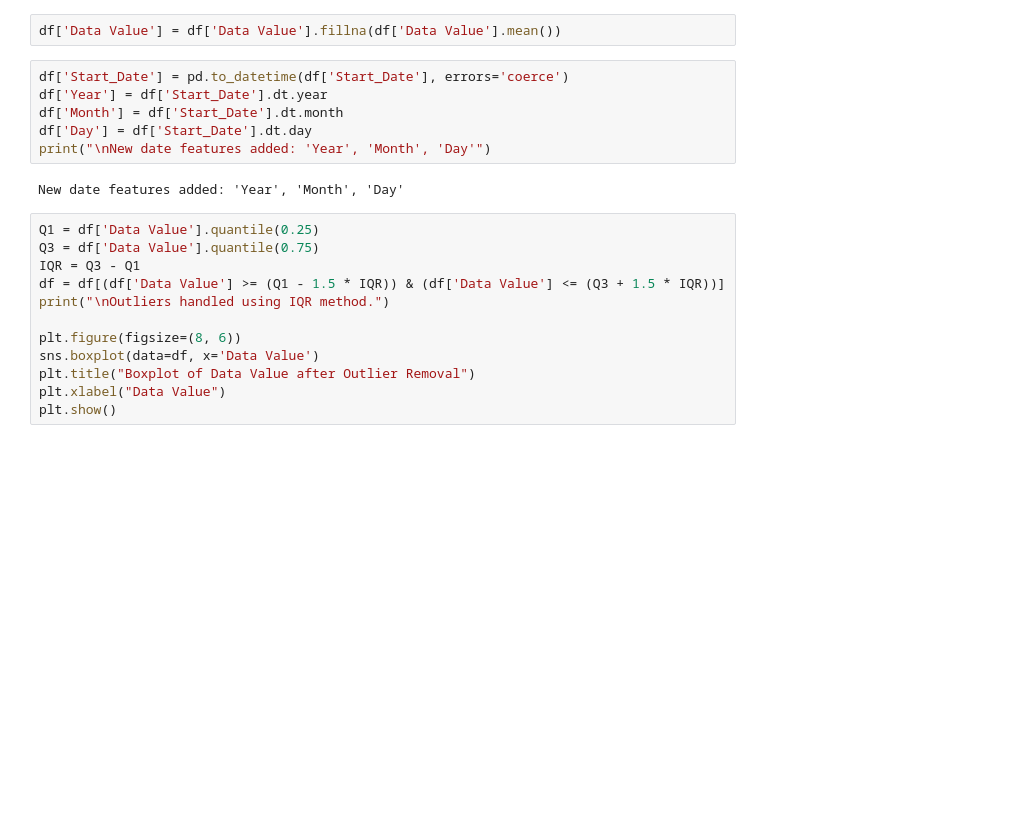
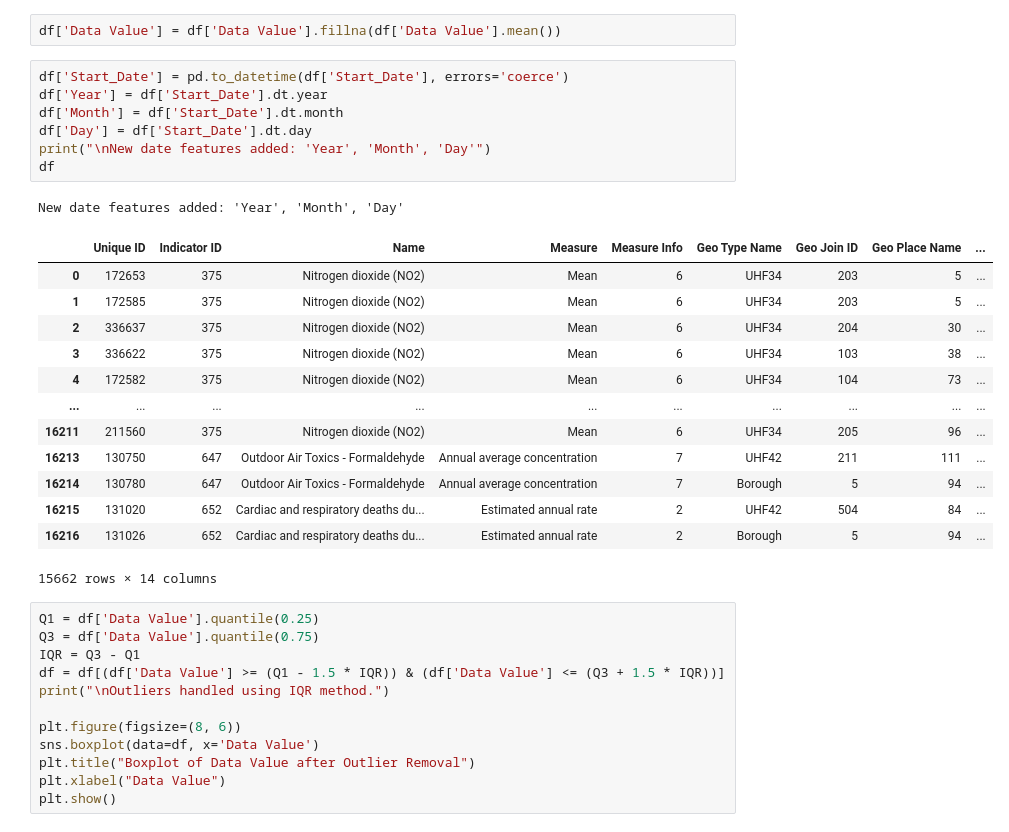
Before and after one commit to Pratik7883/FODS, a Jupyter notebook: Assignment5.ipynb, the cells around one changed output. Cells and saved outputs as stored; diff of their text form; blank space fills up the shorter version.

```diff
--- a/Assignment5.ipynb
+++ b/Assignment5.ipynb
@@ -49,11 +49,25 @@ df['Data Value'] = df['Data Value'].fillna(df['Data Value'].mean())
 # %%
 df['Start_Date'] = pd.to_datetime(df['Start_Date'], errors='coerce')
 df['Year'] = df['Start_Date'].dt.year
 df['Month'] = df['Start_Date'].dt.month
 df['Day'] = df['Start_Date'].dt.day
 print("\nNew date features added: 'Year', 'Month', 'Day'")
+df
 # %% [output]
 New date features added: 'Year', 'Month', 'Day'
+|  | Unique ID | Indicator ID | Name | Measure | Measure Info | Geo Type Name | Geo Join ID | Geo Place Name | ... |
+| 0 | 172653 | 375 | Nitrogen dioxide (NO2) | Mean | 6 | UHF34 | 203 | 5 | ... |
+| 1 | 172585 | 375 | Nitrogen dioxide (NO2) | Mean | 6 | UHF34 | 203 | 5 | ... |
+| 2 | 336637 | 375 | Nitrogen dioxide (NO2) | Mean | 6 | UHF34 | 204 | 30 | ... |
+| 3 | 336622 | 375 | Nitrogen dioxide (NO2) | Mean | 6 | UHF34 | 103 | 38 | ... |
+| 4 | 172582 | 375 | Nitrogen dioxide (NO2) | Mean | 6 | UHF34 | 104 | 73 | ... |
+| ... | ... | ... | ... | ... | ... | ... | ... | ... | ... |
+| 16211 | 211560 | 375 | Nitrogen dioxide (NO2) | Mean | 6 | UHF34 | 205 | 96 | ... |
+| 16213 | 130750 | 647 | Outdoor Air Toxics - Formaldehyde | Annual average concentration | 7 | UHF42 | 211 | 111 | ... |
+| 16214 | 130780 | 647 | Outdoor Air Toxics - Formaldehyde | Annual average concentration | 7 | Borough | 5 | 94 | ... |
+| 16215 | 131020 | 652 | Cardiac and respiratory deaths du... | Estimated annual rate | 2 | UHF42 | 504 | 84 | ... |
+| 16216 | 131026 | 652 | Cardiac and respiratory deaths du... | Estimated annual rate | 2 | Borough | 5 | 94 | ... |
+15662 rows × 14 columns
 # %%
 Q1 = df['Data Value'].quantile(0.25)
 Q3 = df['Data Value'].quantile(0.75)
```
